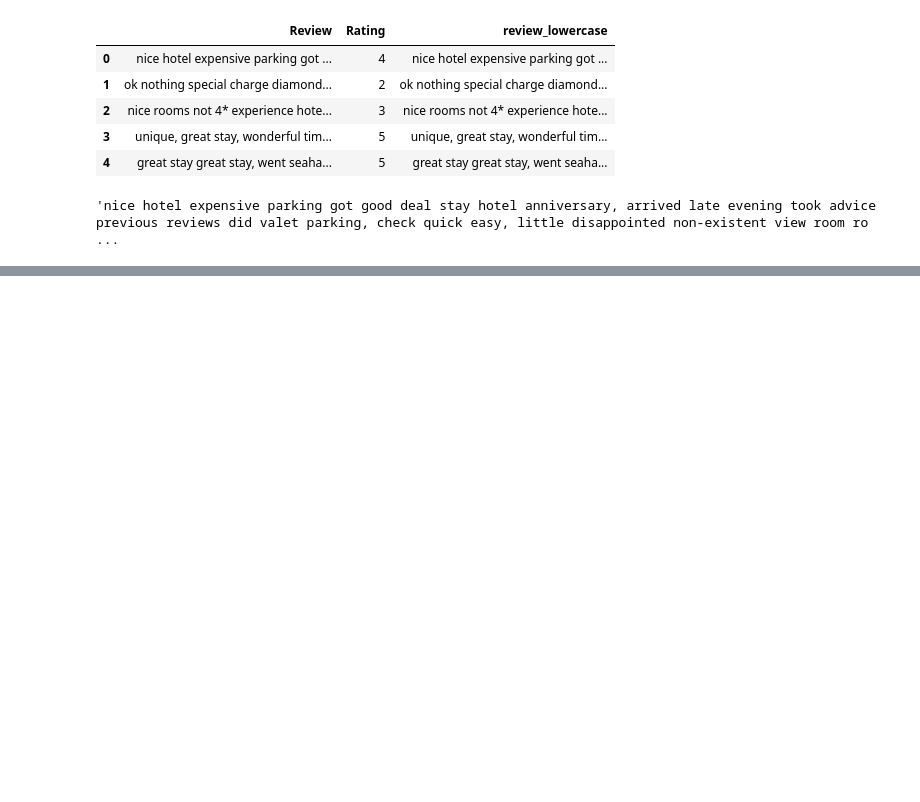
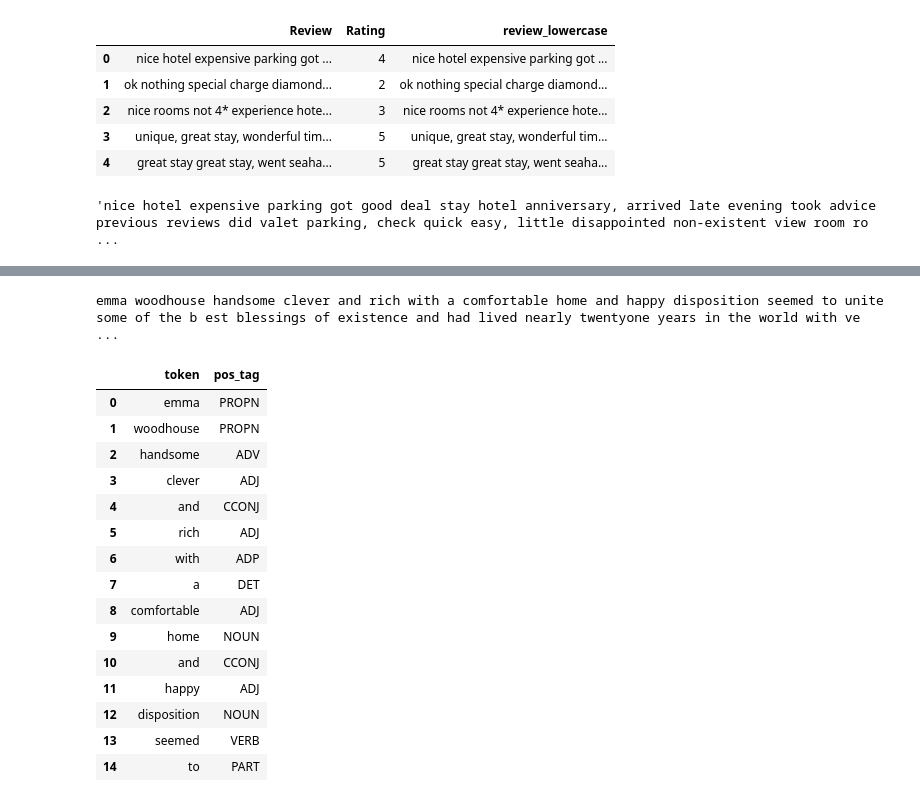
Before and after one commit to RAGISHIVANAND/NATURAL-LANGUAGE-PROCESSING, a Jupyter notebook: Natural_Language_Processing.ipynb, the cells around one changed output, grey strips where cells are left out. Saved outputs shown, nothing was run; the diff lists cells and outputs as text; code cells hidden in the pictures; blank space fills up the shorter version.

```diff
--- a/Natural_Language_Processing.ipynb
+++ b/Natural_Language_Processing.ipynb
@@ -397,0 +509,32 @@ data['review_no_stopwords_no_punct'] = data.apply(lambda x: re.sub(r"([^\w\s])",
+# %%
+emma_ja ="emma woodhouse handsome clever and rich with a comfortable home and happy disposition seemed to unite some of the b est blessings of existence and had lived nearly twentyone years in the world with very little to distress or vex he I she was the youngest of the two daughters of a most affectionate indulgent father and had in consequence of her s isters marriage been mistress of his house from a very early period her mother had died too long ago for her to hav e more than an indistinct remembrance of her caresses and her place had been supplied by an excellent woman as gove Iness who had fallen little short of a mother in affection sixteen years had miss taylor been in mr woodhouses fami ly less as a governess than a friend very fond of both daughters but particularly of emma between them it was more the intimacy of sisters even before miss taylor had ceased to hold the nominal office of governess the mildness of her temper had hardly allowed her to impose any restraint and the shadow of authority being now long passed away the ey had been living together as friend and friend very mutually attached and emma doing just what she liked highly e steeming miss taylors judgment but directed chiefly by her own"
+print(emma_ja)
+# %% [output]
+emma woodhouse handsome clever and rich with a comfortable home and happy disposition seemed to unite some of the b est blessings of existence and had lived nearly twentyone years in the world with ve ...
+# %%
+spacy_doc = nlp(emma_ja)
+# %%
+pos_df = pd.DataFrame(columns=['token','pos_tag'])
+# %%
+for token in spacy_doc:
+    pos_df = pos_df.append({'token':token.text,
+                            'pos_tag':token.pos_},ignore_index=True)
+# %%
+pos_df.head(15)
+# %% [output]
+|  | token | pos_tag |
+| 0 | emma | PROPN |
+| 1 | woodhouse | PROPN |
+| 2 | handsome | ADV |
+| 3 | clever | ADJ |
+| 4 | and | CCONJ |
+| 5 | rich | ADJ |
+| 6 | with | ADP |
+| 7 | a | DET |
+| 8 | comfortable | ADJ |
+| 9 | home | NOUN |
+| 10 | and | CCONJ |
+| 11 | happy | ADJ |
+| 12 | disposition | NOUN |
+| 13 | seemed | VERB |
+| 14 | to | PART |
```
Also changed, not shown: parts of 21 cells of this notebook.
